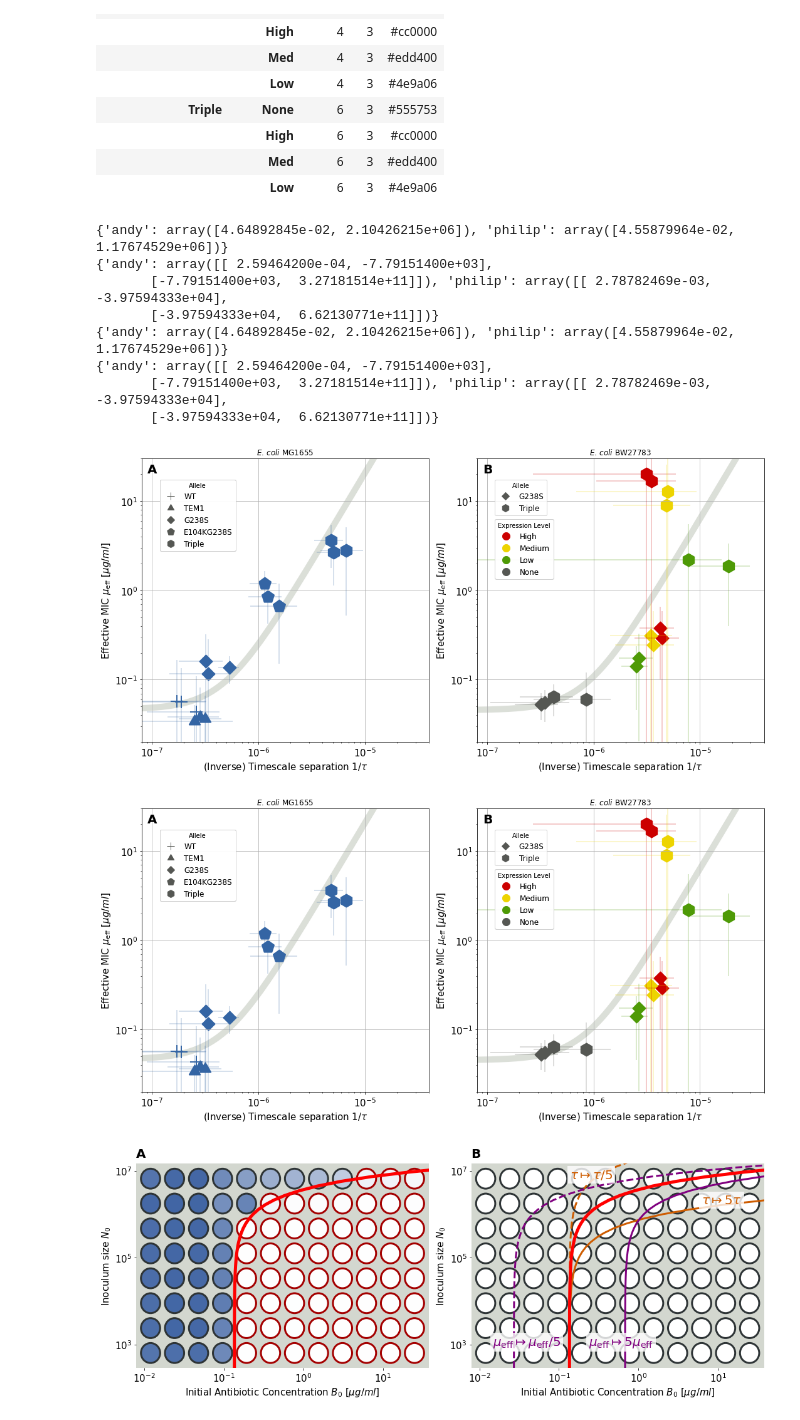
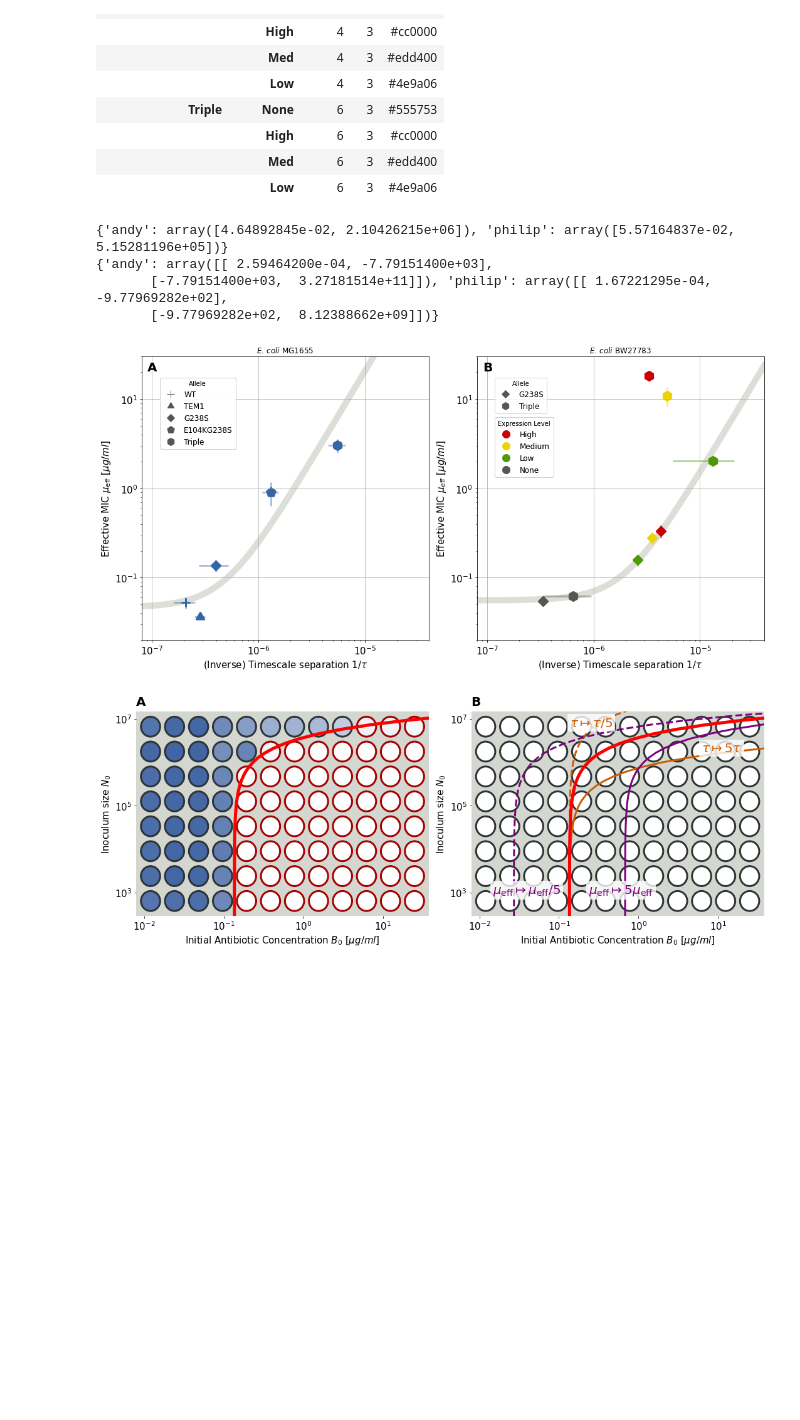
Before and after one commit to Michael000777/antibiotics, a Jupyter notebook: plots/plots for manuscript.ipynb, the cells around one changed output. Saved outputs shown, nothing was run; the diff lists cells and outputs as text; code cells hidden in the pictures; blank space fills up the shorter version.

```diff
--- a/plots/plots for manuscript.ipynb
+++ b/plots/plots for manuscript.ipynb
@@ -163,18 +163,17 @@ def plotoptions(datarow, errorbars = False):
                                     cross   = (plot_color_shape.loc[idx]['fill'] == 0))
         ret['facecolor'] = (plot_color_shape.loc[idx]['color'] if plot_color_shape.loc[idx]['fill'] == 3 else 'None')
         ret['alpha']     = 1
-        ret['s']         = 400
+        ret['s']         = 200
     else:
-        ret['alpha']     = 0.2
+        ret['alpha']     = 0.4
         ret['c']         = plot_color_shape.loc[idx]['color']
-    ret['lw']        = 2
+    ret['lw']        = 3
     return ret
 # %%
 andy_label   = r'$E.\,coli~\mathrm{MG1655}$'
 philip_label = r'$E.\,coli~\mathrm{BW27783}$'
 
-def PlotTauMIC(filename = 'tau_smic.pdf', exclude_experiment_keys = [], separate_strains = False, show_errors = False):
-
+def PlotTauMIC(filename = 'tau_smic.pdf', exclude_experiment_keys = [], exclude_from_fit = [], separate_strains = False, show_errors = False, average_replicates = False):
     legendpos_allele  = (0.05,0.94)
     legendpos_exprlvl = (0.05,0.80)
     legendpos_strain  = (0.05,0.50)
@@ -182,11 +181,17 @@ def PlotTauMIC(filename = 'tau_smic.pdf', exclude_experiment_keys = [], separate
     def logmueff(tau,m0,phi):
         return np.log((1+phi**2/tau**2)*m0)
 
+    results_local = results[~results['Title'].isin(exclude_experiment_keys)].copy()
+
+    if average_replicates:
+        results_local = results_local.groupby(['exp','Allele','ExprLevel']).agg({'NB_sMIC':['mean','std'],'NB_tau':['mean','std']}).reset_index()
+        results_local.columns = ['exp','Allele','ExprLevel','NB_sMIC','NB_sMIC_stddev','NB_tau','NB_tau_stddev']
+
     fitvalues = {}
     cov       = {}
     for exp in ['andy','philip']:
-        tau   = 1/results[(results['exp'] == exp) & ~results['Title'].isin(exclude_experiment_keys)]['NB_tau'].values
-        mueff = results[(results['exp'] == exp) & ~results['Title'].isin(exclude_experiment_keys)]['NB_sMIC'].values
+        tau   = 1/results[(results['exp'] == exp) & ~results['Title'].isin(exclude_experiment_keys) & ~results['Title'].isin(exclude_from_fit)]['NB_tau'].values
+        mueff = results[(results['exp'] == exp) & ~results['Title'].isin(exclude_experiment_keys) & ~results['Title'].isin(exclude_from_fit)]['NB_sMIC'].values
 
         m0_estimate = np.min(mueff)
         phi_estimate = np.sqrt(np.exp(2*np.mean(np.log(tau)) + np.mean(np.log(mueff)))/m0_estimate)
@@ -203,11 +208,10 @@ def PlotTauMIC(filename = 'tau_smic.pdf', exclude_experiment_keys = [], separate
         fig,ax = plt.subplots(1,2,figsize = (plot_xfigsize,plot_xfigsize/2))
         axplot = {'andy':ax[0], 'philip':ax[1]}
 
-    for index,experiment in results.iterrows():
-        if not experiment['Title'] in exclude_experiment_keys:
-            if show_errors:
-                axplot[experiment['exp']].errorbar(experiment['NB_tau'],experiment['NB_sMIC'], yerr = experiment['NB_sMIC_stddev'], xerr = experiment['NB_tau_stddev'],  **plotoptions(experiment, errorbars=True))
-            axplot[experiment['exp']].scatter(experiment['NB_tau'],experiment['NB_sMIC'], **plotoptions(experiment))
+    for index,experiment in results_local.iterrows():
+        if show_errors:
+            axplot[experiment['exp']].errorbar(experiment['NB_tau'],experiment['NB_sMIC'], yerr = experiment['NB_sMIC_stddev'], xerr = experiment['NB_tau_stddev'],  **plotoptions(experiment, errorbars=True))
+        axplot[experiment['exp']].scatter(experiment['NB_tau'],experiment['NB_sMIC'], **plotoptions(experiment))
 
     axplot['andy'].set_yscale('log')
     axplot['andy'].set_xscale('log')
@@ -267,63 +271,52 @@ def PlotTauMIC(filename = 'tau_smic.pdf', exclude_experiment_keys = [], separate
 
         #exprlvl_legend_markers1 = [  matplotlib.lines.Line2D([0],[0], marker = polygon(20, False),       markerfacecolor = plot_color_shape.loc[('philip','G238S','High')]['color'], markeredgecolor = plot_color_shape.loc[('philip','G238S','High')]['color'], linestyle = 'None', markersize = 12),
         #                             matplotlib.lines.Line2D([0],[0], marker = polygon(20, True),        markerfacecolor = 'None',      markeredgecolor = plot_color_shape.loc[('philip','G238S','Med')]['color'], linestyle = 'None', markersize = 12),
         #                             matplotlib.lines.Line2D([0],[0], marker = polygon(20, False),       markerfacecolor = 'None',      markeredgecolor = plot_color_shape.loc[('philip','G238S','Low')]['color'], linestyle = 'None', markersize = 12),
         #                             matplotlib.lines.Line2D([0],[0], marker = polygon(20, False, True), markerfacecolor = 'None',      markeredgecolor = plot_color_shape.loc[('philip','G238S','None')]['color'], linestyle = 'None', markersize = 12)]
         #exprlvl_legend_labels1  = ['High', 'Medium', 'Low', 'None']
         #exprlvl_legend1 = axplot['andy'].legend(exprlvl_legend_markers1, exprlvl_legend_labels1, title = 'Expression Level', bbox_to_anchor = legendpos_exprlvl, loc = 'upper left', fontsize = legend_fontsize)
         #axplot['andy'].add_artist(exprlvl_legend1)
 
         exprlvl_legend_markers2 = [  matplotlib.lines.Line2D([0],[0], marker = polygon(20, False), markerfacecolor = plot_color_shape.loc[('philip','G238S','High')]['color'], markeredgecolor = plot_color_shape.loc[('philip','G238S','High')]['color'], linestyle = 'None', markersize = 12),
                                      matplotlib.lines.Line2D([0],[0], marker = polygon(20, False), markerfacecolor = plot_color_shape.loc[('philip','G238S','Med')]['color'],      markeredgecolor = plot_color_shape.loc[('philip','G238S','Med')]['color'], linestyle = 'None', markersize = 12),
                                      matplotlib.lines.Line2D([0],[0], marker = polygon(20, False), markerfacecolor = plot_color_shape.loc[('philip','G238S','Low')]['color'],      markeredgecolor = plot_color_shape.loc[('philip','G238S','Low')]['color'], linestyle = 'None', markersize = 12),
                                      matplotlib.lines.Line2D([0],[0], marker = polygon(20, False), markerfacecolor = plot_color_shape.loc[('philip','G238S','None')]['color'],      markeredgecolor = plot_color_shape.loc[('philip','G238S','None')]['color'], linestyle = 'None', markersize = 12)]
         exprlvl_legend_labels2  = ['High', 'Medium', 'Low', 'None']
         exprlvl_legend2 = axplot['philip'].legend(exprlvl_legend_markers2, exprlvl_legend_labels2, title = 'Expression Level', bbox_to_anchor = legendpos_exprlvl, loc = 'upper left', fontsize = legend_fontsize)
         axplot['philip'].add_artist(exprlvl_legend2)
 
         axplot['andy'].set_title(andy_label)
         axplot['philip'].set_title(philip_label)
 
         axplot['andy'  ].annotate('A',[.02,.95],weight='bold',fontsize = panelID_fontsize, xycoords = 'axes fraction')
         axplot['philip'].annotate('B',[.02,.95],weight='bold',fontsize = panelID_fontsize, xycoords = 'axes fraction')
 
 
-        axplot['andy'].grid()
-        axplot['philip'].grid()
+        axplot['andy'].grid(zorder = -1)
+        axplot['philip'].grid(zorder= -1)
+
+    #print(results_local)
 
     fig.tight_layout()
-    fig.savefig(filename)
+    if isinstance(filename,list):
+        for f in filename:
+            fig.savefig(f)
+    else:
+        fig.savefig(filename)
 
 
-exclude = {'None':[],'Triple':['Triple_High_1', 'Triple_High_2', 'Triple_Med_1', 'Triple_Med_2','Triple_Low_1','Triple_Low_2','Triple_None_1','Triple_None_2'], 'TripleHigh':['Triple_High_1', 'Triple_High_2', 'Triple_Med_1', 'Triple_Med_2']}
-separate_strains = {'sep':True, 'both':False}
-errorbars = {'Errorbars':True, 'NoErrorbars':False}
-
-#for ename,e in exclude.items():
-#    for sname, s in separate_strains.items():
-#        for ebname, eb in errorbars.items():
-#            PlotTauMIC(filename = 'tau_smic_{}_{}_{}.pdf'.format(ename,sname,ebname), exclude_experiment_keys = e, separate_strains = s, show_errors = eb)
-
-
-exclude_andy   = [title for title in results['Title'] if '-IPTG' in title]
-
-# remove all but G238S
-#exclude_philip = [title for title in results['Title'] if (title[-1] in ['1','2','3']) and (not 'G238S' in title)]
-exclude_philip = []
-
-PlotTauMIC(filename = 'fig4_tauscmic.pdf', exclude_experiment_keys=exclude_andy + exclude_philip, separate_strains=True, show_errors=True)
-PlotTauMIC(filename = 'fig4_tauscmic.png', exclude_experiment_keys=exclude_andy + exclude_philip, separate_strains=True, show_errors=True)
+PlotTauMIC(filename = ['fig4_tauscmic.pdf','fig4_tauscmic.png'],
+           exclude_experiment_keys = [title for title in results['Title'] if '-IPTG' in title],
+           exclude_from_fit = ['Triple_High_1','Triple_High_2','Triple_Med_1','Triple_Med_2'],
+           separate_strains = True,
+           average_replicates = True,
+           show_errors = True)
 # %% [output]
-{'andy': array([4.64892845e-02, 2.10426215e+06]), 'philip': array([4.55879964e-02, 1.17674529e+06])}
+{'andy': array([4.64892845e-02, 2.10426215e+06]), 'philip': array([5.57164837e-02, 5.15281196e+05])}
 {'andy': array([[ 2.59464200e-04, -7.79151400e+03],
-       [-7.79151400e+03,  3.27181514e+11]]), 'philip': array([[ 2.78782469e-03, -3.97594333e+04],
-       [-3.97594333e+04,  6.62130771e+11]])}
-{'andy': array([4.64892845e-02, 2.10426215e+06]), 'philip': array([4.55879964e-02, 1.17674529e+06])}
-{'andy': array([[ 2.59464200e-04, -7.79151400e+03],
-       [-7.79151400e+03,  3.27181514e+11]]), 'philip': array([[ 2.78782469e-03, -3.97594333e+04],
-       [-3.97594333e+04,  6.62130771e+11]])}
+       [-7.79151400e+03,  3.27181514e+11]]), 'philip': array([[ 1.67221295e-04, -9.77969282e+02],
+       [-9.77969282e+02,  8.12388662e+09]])}
-[figure, old version]
+[figure, new version]
-[figure, removed]
 # %%
 def grid2design(gridcoordinates, plate_size, griddesign = (12.,8.)):
     if isinstance(gridcoordinates[0],(list,tuple,np.ndarray)):
```
Also changed, not shown: parts of 3 cells of this notebook.
